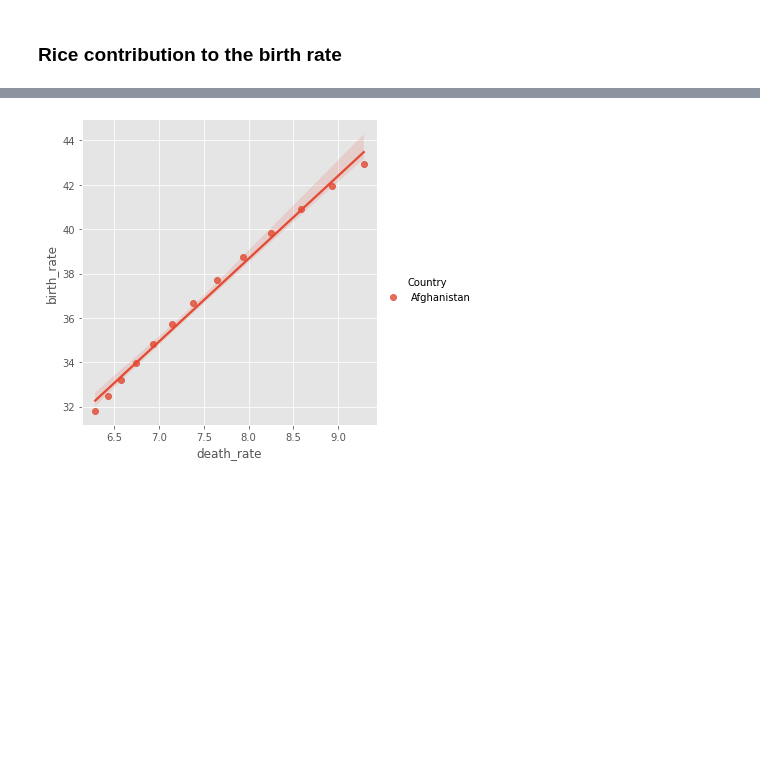
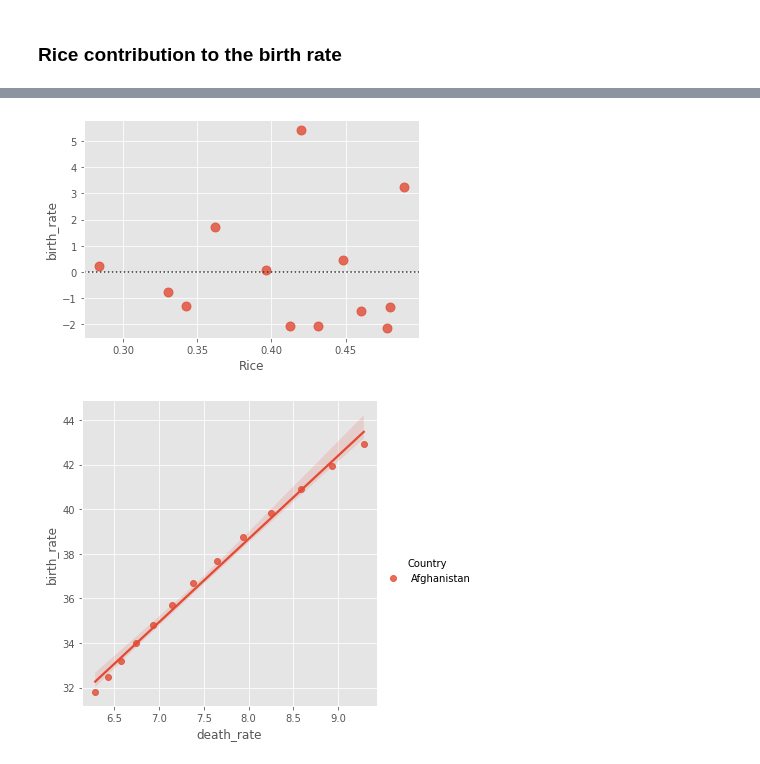
Before and after one commit to MaxSMCON/Group_2, a Jupyter notebook: Group_2_Stats.ipynb, the cells around one changed output, grey strips where cells are left out. Cells and saved outputs as stored; diff of their text form; code cells hidden in the pictures; blank space fills up the shorter version.

```diff
--- a/Group_2_Stats.ipynb
+++ b/Group_2_Stats.ipynb
@@ -1529,3 +1652,9 @@ sns.lmplot(x = 'Rice',  y = 'birth_rate', hue = "Country",
+# %%
+# residual distribution
+sns.residplot(x="Rice", y="birth_rate", data = df_every_Afghanistan,
+              scatter_kws={"s": 80});
+# %% [output]
+[figure, added]
 # %%
 sns.lmplot(x = 'death_rate',  y = 'birth_rate', hue = "Country",
            data = df_every_Afghanistan,
```
Also changed, not shown: parts of 20 cells of this notebook.
